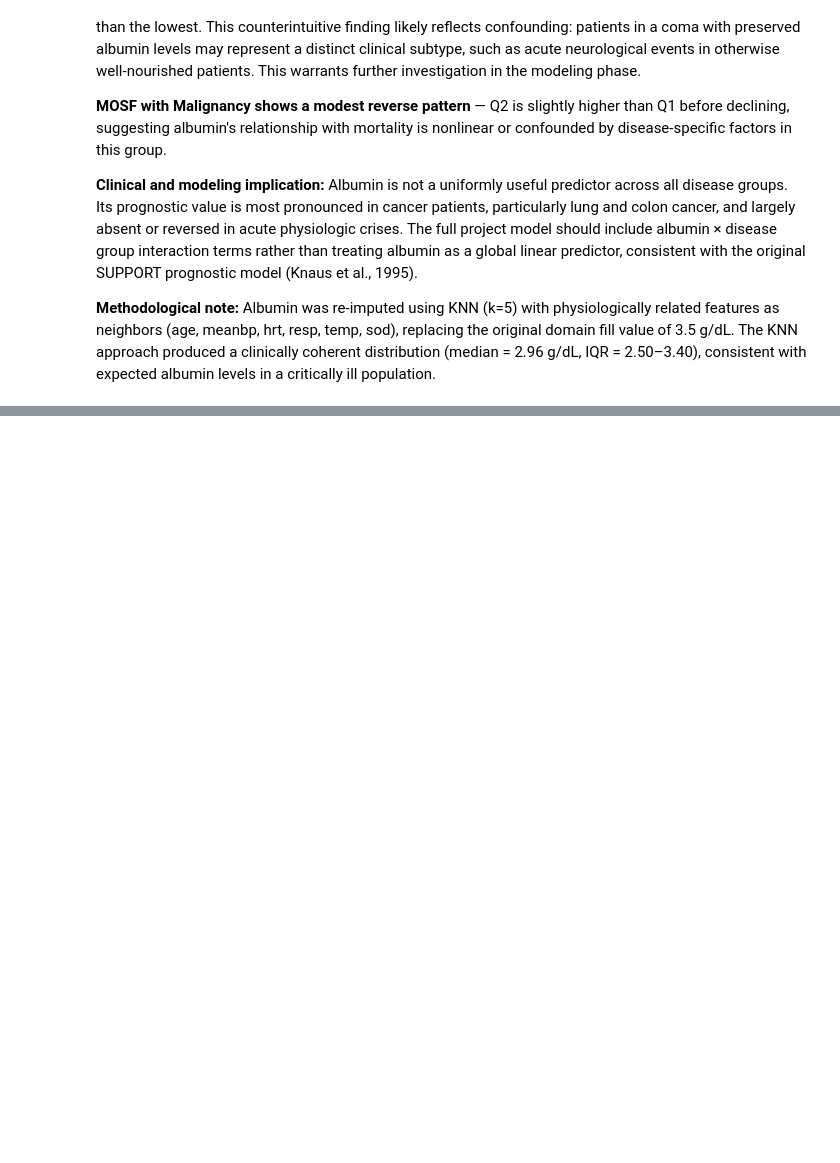
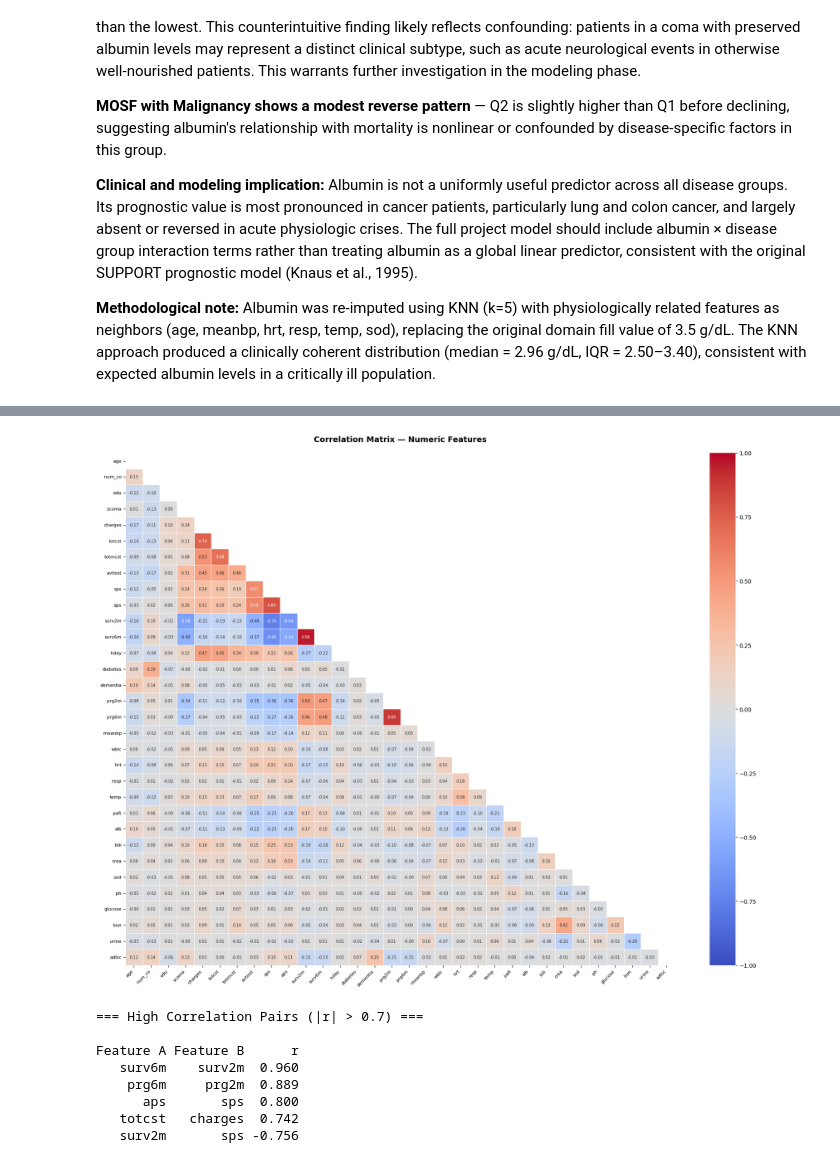
Before and after one commit to GoldenMouse/usd-aai-500-final, a Jupyter notebook: src/notebooks/02_exploratory_analysis.ipynb, the cells around one changed output, grey strips where cells are left out. Cells and saved outputs as stored; diff of their text form; code cells hidden in the pictures; blank space fills up the shorter version.

```diff
--- a/src/notebooks/02_exploratory_analysis.ipynb
+++ b/src/notebooks/02_exploratory_analysis.ipynb
@@ -605,0 +916,73 @@ population.
+# %%
+# Section 10: Correlation Heatmap — Numeric Features
+#
+# With 40+ potential predictors, multicollinearity is a real risk.
+# Highly correlated features (|r| > 0.7) provide redundant information
+# and can destabilize model coefficients. This heatmap identifies
+# problematic pairs before modeling begins.
+
+numeric_cols = df.select_dtypes(include="number").columns.tolist()
+
+# Exclude target, outcome, and identifier columns
+exclude = ["death_180d", "death", "hospdead", "id", "slos", "d_time"]
+feature_cols = [c for c in numeric_cols if c not in exclude]
+
+corr_matrix = df[feature_cols].corr()
+
+# Mask upper triangle for cleaner reading
+import numpy as np
+
+mask = np.triu(np.ones_like(corr_matrix, dtype=bool))
+
+fig, ax = plt.subplots(figsize=(18, 14))
+sns.heatmap(
+    corr_matrix,
+    mask=mask,
+    annot=True,
+    fmt=".2f",
+    cmap="coolwarm",
+    center=0,
+    vmin=-1,
+    vmax=1,
+    linewidths=0.5,
+    annot_kws={"size": 7},
+    ax=ax,
+)
+ax.set_title(
+    "Correlation Matrix — Numeric Features", fontsize=14, fontweight="bold", pad=20
+)
+plt.xticks(rotation=45, ha="right", fontsize=8)
+plt.yticks(fontsize=8)
+plt.tight_layout()
+plt.show()
+
+# Flag high correlation pairs
+print("=== High Correlation Pairs (|r| > 0.7) ===\n")
+high_corr = []
+for i in range(len(corr_matrix.columns)):
+    for j in range(i):
+        r = corr_matrix.iloc[i, j]
+        if abs(r) > 0.7:
+            high_corr.append(
+                {
+                    "Feature A": corr_matrix.columns[i],
+                    "Feature B": corr_matrix.columns[j],
+                    "r": round(r, 3),
+                }
+            )
+
+if high_corr:
+    high_corr_df = pd.DataFrame(high_corr).sort_values("r", ascending=False)
+    print(high_corr_df.to_string(index=False))
+else:
+    print("No pairs with |r| > 0.7 found.")
+# %% [output]
+[figure, added]
+=== High Correlation Pairs (|r| > 0.7) ===
+
+Feature A Feature B      r
+   surv6m    surv2m  0.960
+    prg6m     prg2m  0.889
+      aps       sps  0.800
+   totcst   charges  0.742
+   surv2m       sps -0.756
```
Also changed, not shown: parts of 20 cells of this notebook.
